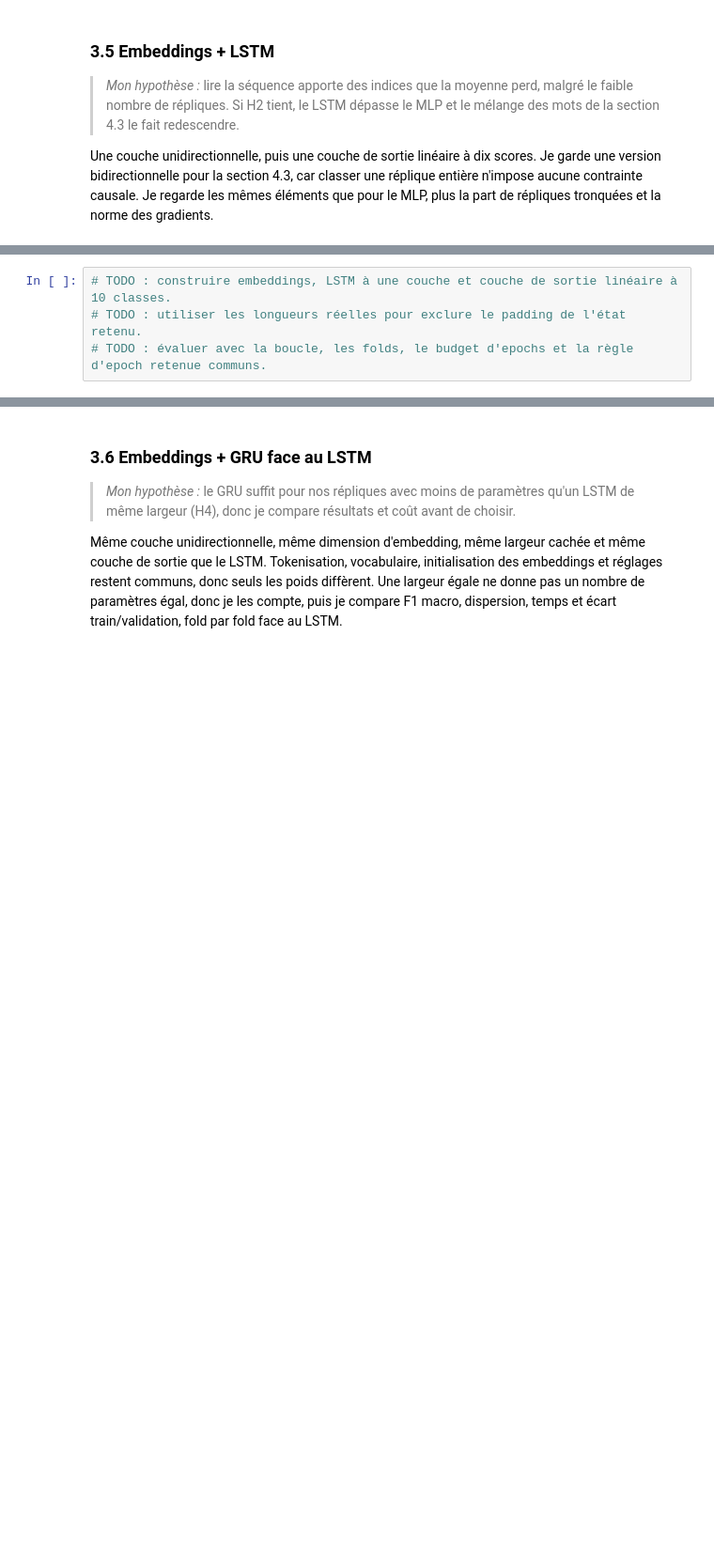
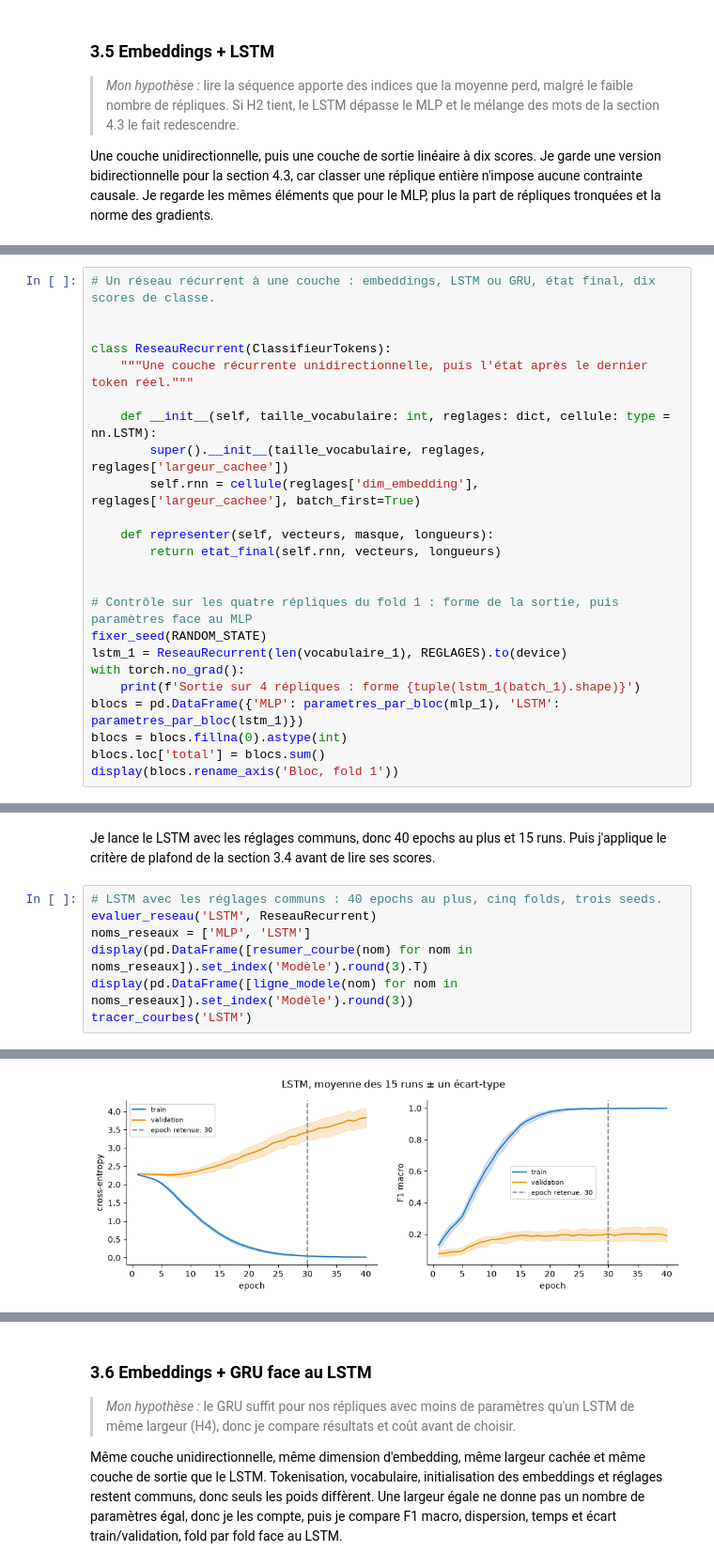
Before and after one commit to mcrayssac/ING3_IAA_GB_NLP, a Jupyter notebook: TP2_NLP_deep_learning.ipynb, the cells around one changed output, grey strips where cells are left out. Shown at 94% size. Saved outputs shown, nothing was run; the diff lists cells and outputs as text; blank space fills up the shorter version.

Commit message:
TP2 section 3.5

```diff
--- a/TP2_NLP_deep_learning.ipynb
+++ b/TP2_NLP_deep_learning.ipynb
@@ -1621,4 +1625,24 @@ Une couche unidirectionnelle, puis une couche de sortie linéaire à dix scores.
 # %%
-# TODO : construire embeddings, LSTM à une couche et couche de sortie linéaire à 10 classes.
-# TODO : utiliser les longueurs réelles pour exclure le padding de l'état retenu.
-# TODO : évaluer avec la boucle, les folds, le budget d'epochs et la règle d'epoch retenue communs.
+# Un réseau récurrent à une couche : embeddings, LSTM ou GRU, état final, dix scores de classe.
+
+
+class ReseauRecurrent(ClassifieurTokens):
+    """Une couche récurrente unidirectionnelle, puis l'état après le dernier token réel."""
+
+    def __init__(self, taille_vocabulaire: int, reglages: dict, cellule: type = nn.LSTM):
+        super().__init__(taille_vocabulaire, reglages, reglages['largeur_cachee'])
+        self.rnn = cellule(reglages['dim_embedding'], reglages['largeur_cachee'], batch_first=True)
+
+    def representer(self, vecteurs, masque, longueurs):
+        return etat_final(self.rnn, vecteurs, longueurs)
+
+
+# Contrôle sur les quatre répliques du fold 1 : forme de la sortie, puis paramètres face au MLP
+fixer_seed(RANDOM_STATE)
+lstm_1 = ReseauRecurrent(len(vocabulaire_1), REGLAGES).to(device)
+with torch.no_grad():
+    print(f'Sortie sur 4 répliques : forme {tuple(lstm_1(batch_1).shape)}')
+blocs = pd.DataFrame({'MLP': parametres_par_bloc(mlp_1), 'LSTM': parametres_par_bloc(lstm_1)})
+blocs = blocs.fillna(0).astype(int)
+blocs.loc['total'] = blocs.sum()
+display(blocs.rename_axis('Bloc, fold 1'))
@@ -1624,0 +1662,10 @@ Une couche unidirectionnelle, puis une couche de sortie linéaire à dix scores.
+# %% [markdown]
+Je lance le LSTM avec les réglages communs, donc 40 epochs au plus et 15 runs. Puis j'applique le critère de plafond de la section 3.4 avant de lire ses scores.
+# %%
+# LSTM avec les réglages communs : 40 epochs au plus, cinq folds, trois seeds.
+evaluer_reseau('LSTM', ReseauRecurrent)
+noms_reseaux = ['MLP', 'LSTM']
+display(pd.DataFrame([resumer_courbe(nom) for nom in noms_reseaux]).set_index('Modèle').round(3).T)
+display(pd.DataFrame([ligne_modele(nom) for nom in noms_reseaux]).set_index('Modèle').round(3))
+tracer_courbes('LSTM')
+# %% [output]
@@ -1624,0 +1685 @@ Une couche unidirectionnelle, puis une couche de sortie linéaire à dix scores.
+[figure, added]
```
Also changed, not shown: parts of 25 cells of this notebook.
